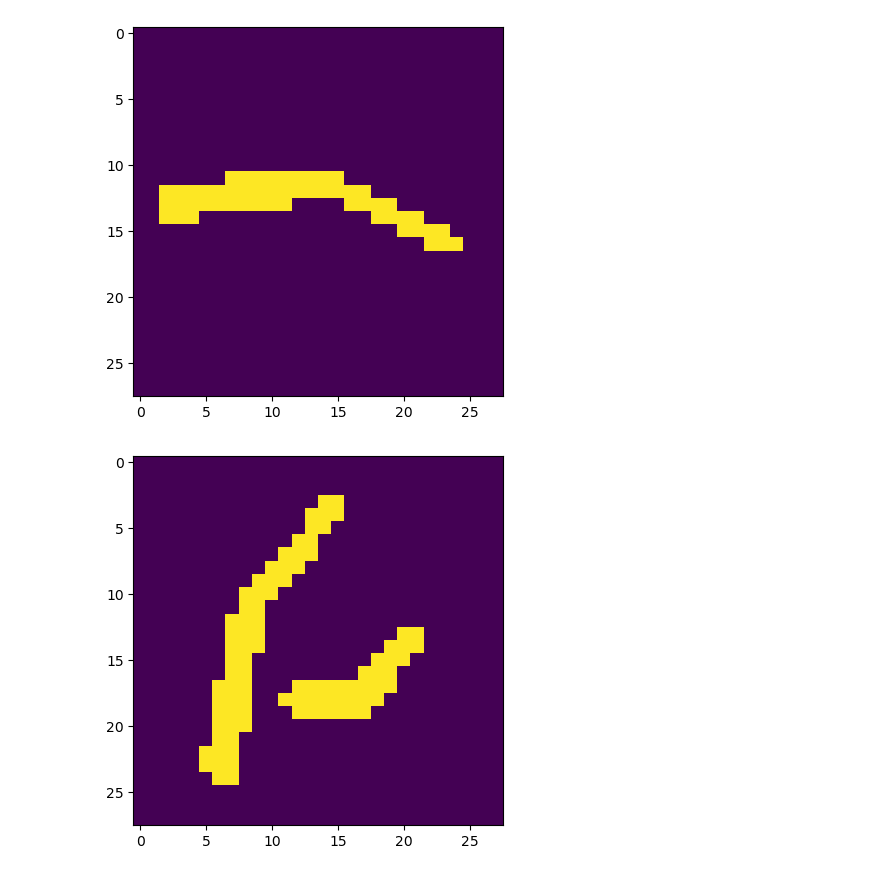
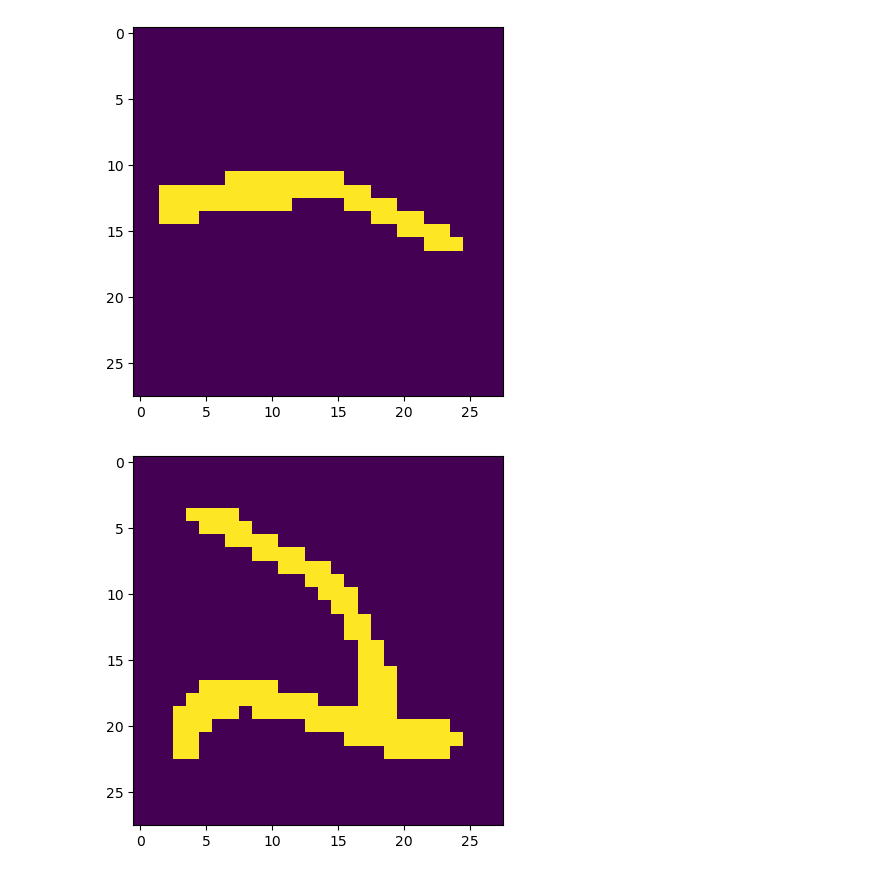
Before and after one commit to tt5/l-synthetic, a Jupyter notebook: image.ipynb, the cells around one changed output. Drawn from its saved outputs; the diff is of its cells as text; code cells hidden in the pictures.

```diff
--- a/image.ipynb
+++ b/image.ipynb
@@ -553,9 +557,9 @@ plt.imshow(img);plt.show()
 # %% [output]
 [figure]
 # %%
-img = np.load("./data/class_2/000002.npy")
+img = np.load(f"./data/class_2/0000{random.randint(0,9)}{random.randint(0,9)}.npy")
 img = img / 255
 img = (img > 0.5).astype(np.float32)
 plt.imshow(img);plt.show()
 # %% [output]
-[figure, old version]
+[figure, new version]
```
Also changed, not shown: parts of 5 cells of this notebook.
